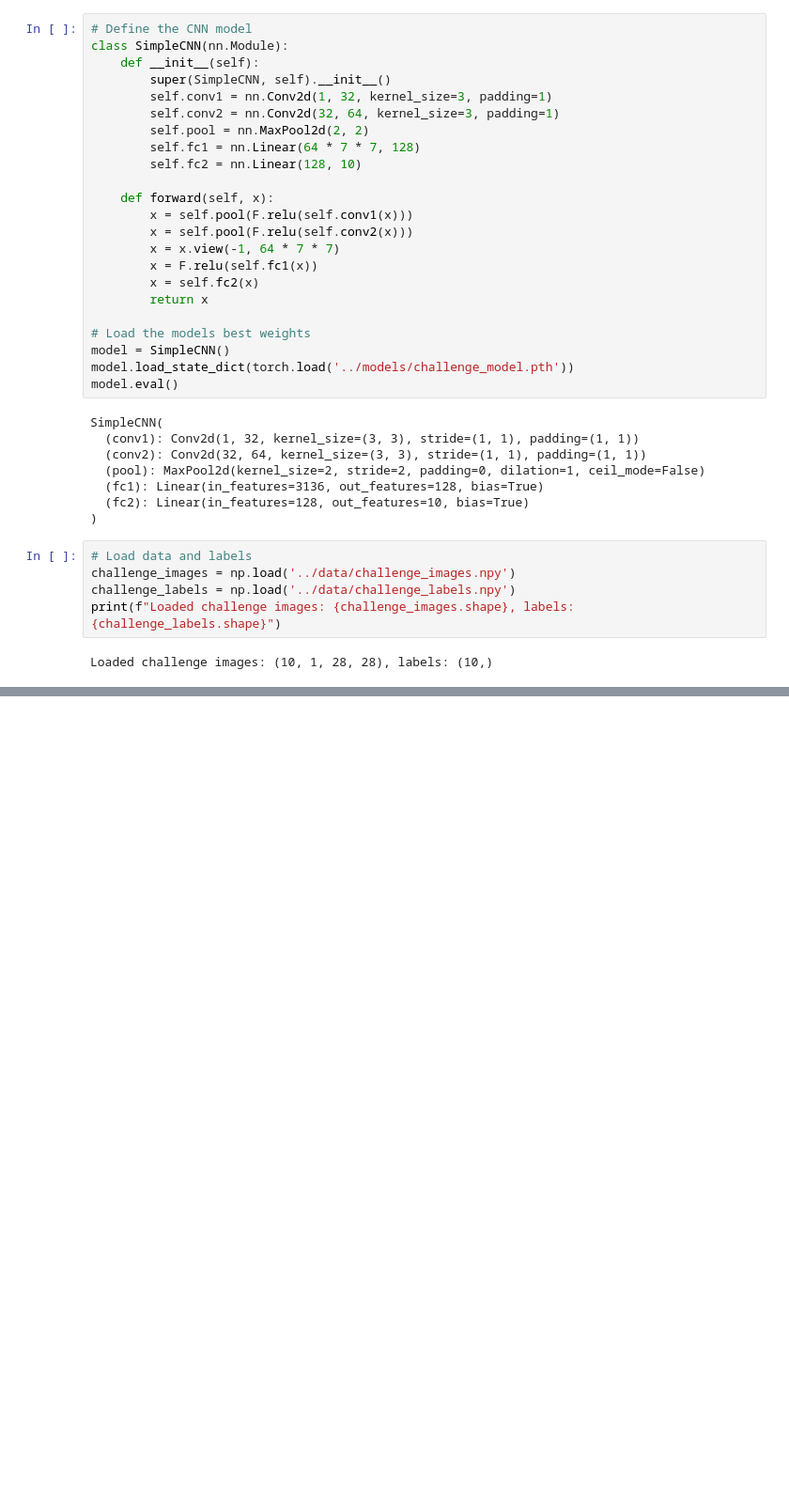
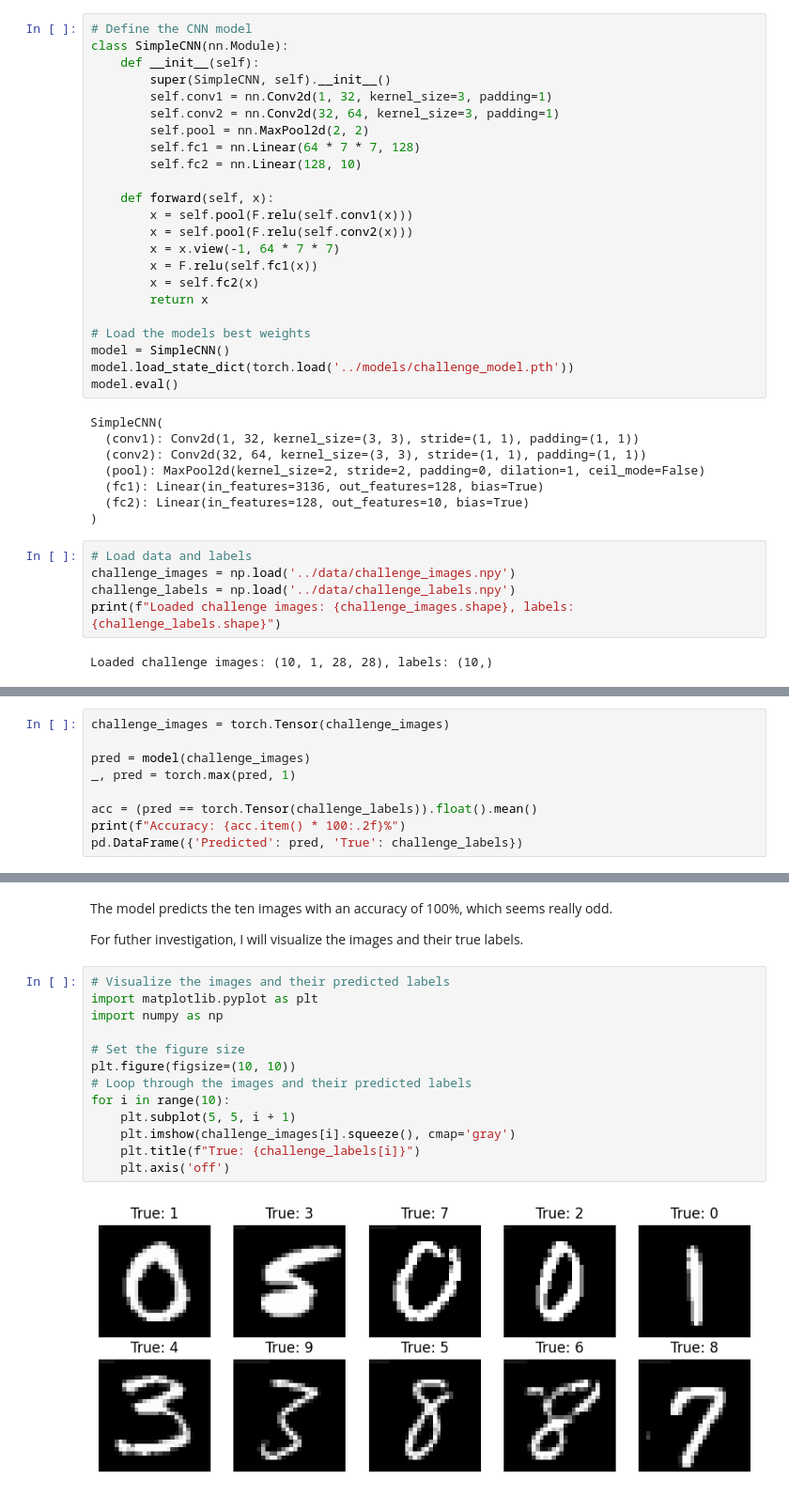
Before and after one commit to staldenhoefler/eai, a Jupyter notebook: code/mini_challenge.ipynb, the cells around one changed output, grey strips where cells are left out. Shown at 94% size. Saved outputs shown, nothing was run; the diff lists cells and outputs as text; blank space fills up the shorter version.

```diff
--- a/code/mini_challenge.ipynb
+++ b/code/mini_challenge.ipynb
@@ -79,0 +59,9 @@ array([1, 3, 7, 2, 0, 4, 9, 5, 6, 8])
+# %%
+challenge_images = torch.Tensor(challenge_images)
+
+pred = model(challenge_images)
+_, pred = torch.max(pred, 1)
+
+acc = (pred == torch.Tensor(challenge_labels)).float().mean()
+print(f"Accuracy: {acc.item() * 100:.2f}%")
+pd.DataFrame({'Predicted': pred, 'True': challenge_labels})
@@ -79,0 +81,19 @@ array([1, 3, 7, 2, 0, 4, 9, 5, 6, 8])
+# %% [markdown]
+The model predicts the ten images with an accuracy of 100%, which seems really odd.
+
+For futher investigation, I will visualize the images and their true labels.
+# %%
+# Visualize the images and their predicted labels
+import matplotlib.pyplot as plt
+import numpy as np
+
+# Set the figure size
+plt.figure(figsize=(10, 10))
+# Loop through the images and their predicted labels
+for i in range(10):
+    plt.subplot(5, 5, i + 1)
+    plt.imshow(challenge_images[i].squeeze(), cmap='gray')
+    plt.title(f"True: {challenge_labels[i]}")
+    plt.axis('off')
+# %% [output]
+[figure, added]
```
Also changed, not shown: parts of 55 cells of this notebook, 2 other files.
